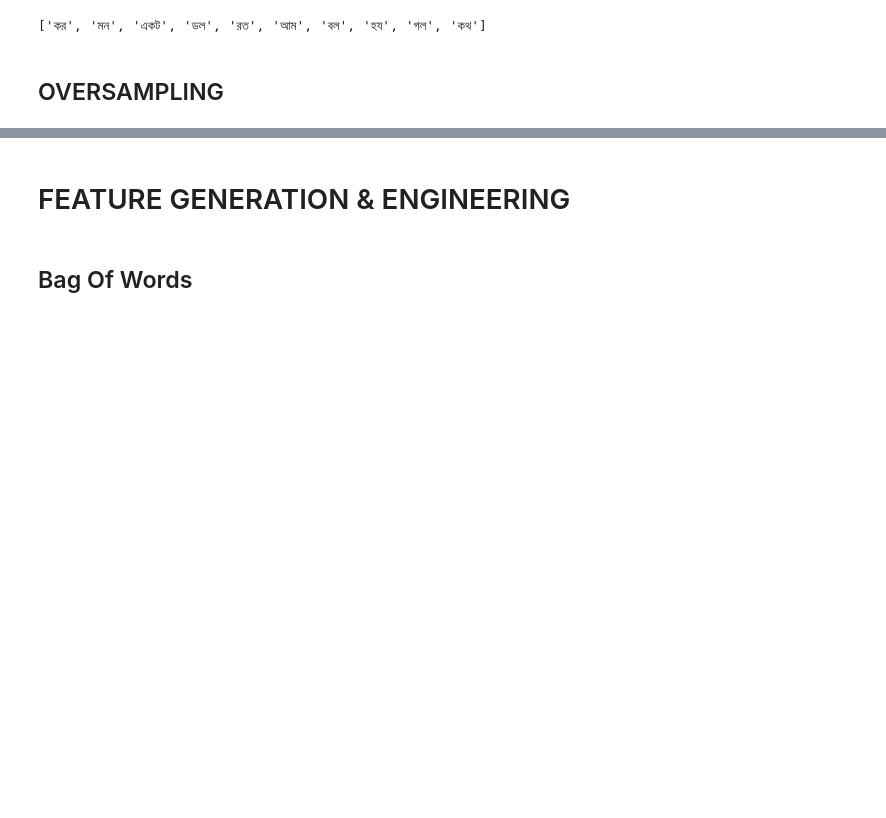
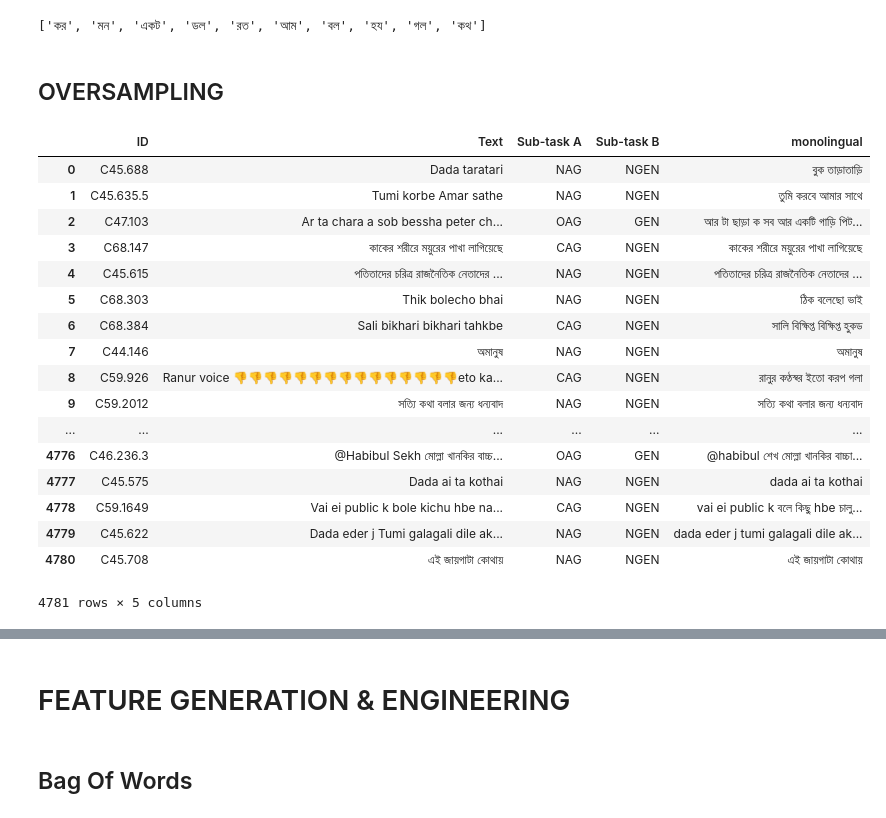
Before and after one commit to rachitsaksena/Multilingual-Agression-Classification, a Jupyter notebook: EDA.ipynb, the cells around one changed output, grey strips where cells are left out. Cells and saved outputs as stored; diff of their text form; code cells hidden in the pictures; blank space fills up the shorter version.

```diff
--- a/EDA.ipynb
+++ b/EDA.ipynb
@@ -85,6 +78,6 @@ eng.sample(5)
 # %%
 hin = pd.read_csv('Data/cleaned hindi.csv')
-ben = pd.read_excel('Data/cleaned bangla.xlsx')
+ben = pd.read_csv('Data/cleaned bangla.csv')
 # %%
 classes = ['NAG', 'CAG', 'OAG'] # Dependant variable
 # %% [markdown]
@@ -579,6 +572,27 @@ common_bn
 remove_common_frequent(ben, common_bn)
 # %% [markdown]
 ## OVERSAMPLING
+# %%
+ben
+# %% [output]
+|  | ID | Text | Sub-task A | Sub-task B | monolingual |
+| 0 | C45.688 | Dada taratari | NAG | NGEN | বুক তাড়াতাড়ি |
+| 1 | C45.635.5 | Tumi korbe Amar sathe | NAG | NGEN | তুমি করবে আমার সাথে |
+| 2 | C47.103 | Ar ta chara a sob bessha peter ch... | OAG | GEN | আর টা ছাড়া ক সব আর একটি গাড়ি পিট... |
+| 3 | C68.147 | কাকের শরীরে ময়ুরের পাখা লাগিয়েছে | CAG | NGEN | কাকের শরীরে ময়ুরের পাখা লাগিয়েছে |
+| 4 | C45.615 | পতিতাদের চরিত্র রাজনৈতিক নেতাদের ... | NAG | NGEN | পতিতাদের চরিত্র রাজনৈতিক নেতাদের ... |
+| 5 | C68.303 | Thik bolecho bhai | NAG | NGEN | ঠিক বলেছো ভাই |
+| 6 | C68.384 | Sali bikhari bikhari tahkbe | CAG | NGEN | সালি বিক্ষিপ্ত বিক্ষিপ্ত হুকড |
+| 7 | C44.146 | অমানুষ | NAG | NGEN | অমানুষ |
+| 8 | C59.926 | Ranur voice 👎👎👎👎👎👎👎👎👎👎👎👎👎👎👎eto ka... | CAG | NGEN | রানুর কণ্ঠস্বর ইতো করপ গলা |
+| 9 | C59.2012 | সত্যি কথা বলার জন্য ধন্যবাদ | NAG | NGEN | সত্যি কথা বলার জন্য ধন্যবাদ |
+| ... | ... | ... | ... | ... | ... |
+| 4776 | C46.236.3 | @Habibul Sekh মোল্লা খানকির বাচ্চ... | OAG | GEN | @habibul শেখ মোল্লা খানকির বাচ্চা... |
+| 4777 | C45.575 | Dada ai ta kothai | NAG | NGEN | dada ai ta kothai |
+| 4778 | C59.1649 | Vai ei public k bole kichu hbe na... | CAG | NGEN | vai ei public k বলে কিছু hbe চালু... |
+| 4779 | C45.622 | Dada eder j Tumi galagali dile ak... | NAG | NGEN | dada eder j tumi galagali dile ak... |
+| 4780 | C45.708 | এই জায়গাটা কোথায় | NAG | NGEN | এই জায়গাটা কোথায় |
+4781 rows × 5 columns
 # %%
 # label_encoder = preprocessing.LabelEncoder()
 
```
Also changed, not shown: parts of 31 cells of this notebook, 19 other files.
